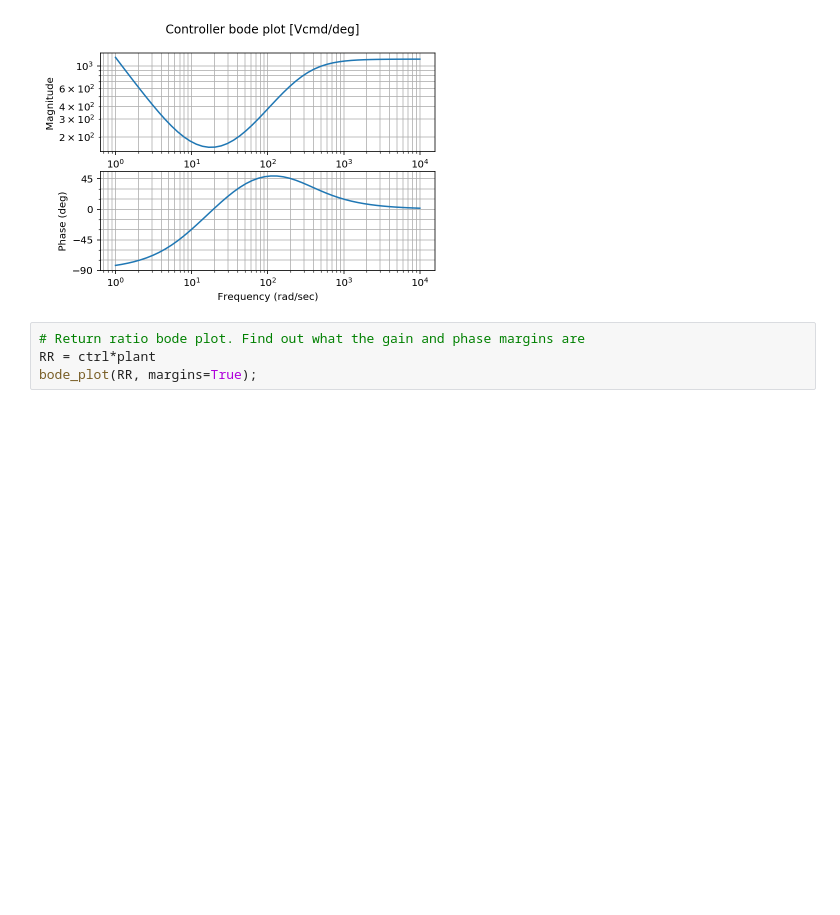
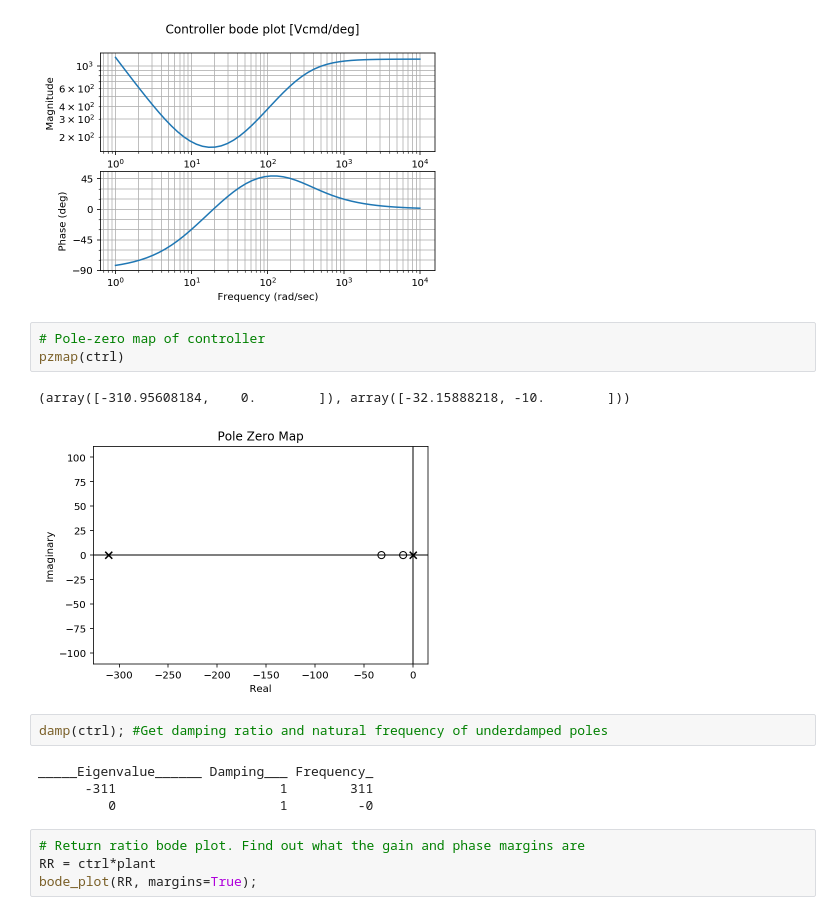
Before and after one commit to mbrijbhushan/mechatronics, a Jupyter notebook: Motor_lab_template.ipynb, the cells around one changed output. Cells and saved outputs as stored; diff of their text form; blank space fills up the shorter version.

```diff
--- a/Motor_lab_template.ipynb
+++ b/Motor_lab_template.ipynb
@@ -168,6 +177,18 @@ bode_plot(ctrl);
 plt.suptitle('Controller bode plot [Vcmd/deg]');
 # %% [output]
 [figure]
+# %%
+# Pole-zero map of controller
+pzmap(ctrl)
+# %% [output]
+(array([-310.95608184,    0.        ]), array([-32.15888218, -10.        ]))
+[figure, added]
+# %%
+damp(ctrl); #Get damping ratio and natural frequency of underdamped poles
+# %% [output]
+_____Eigenvalue______ Damping___ Frequency_
+      -311                     1        311
+         0                     1         -0
 # %%
 # Return ratio bode plot. Find out what the gain and phase margins are
 RR = ctrl*plant
```
Also changed, not shown: parts of 4 cells of this notebook.
